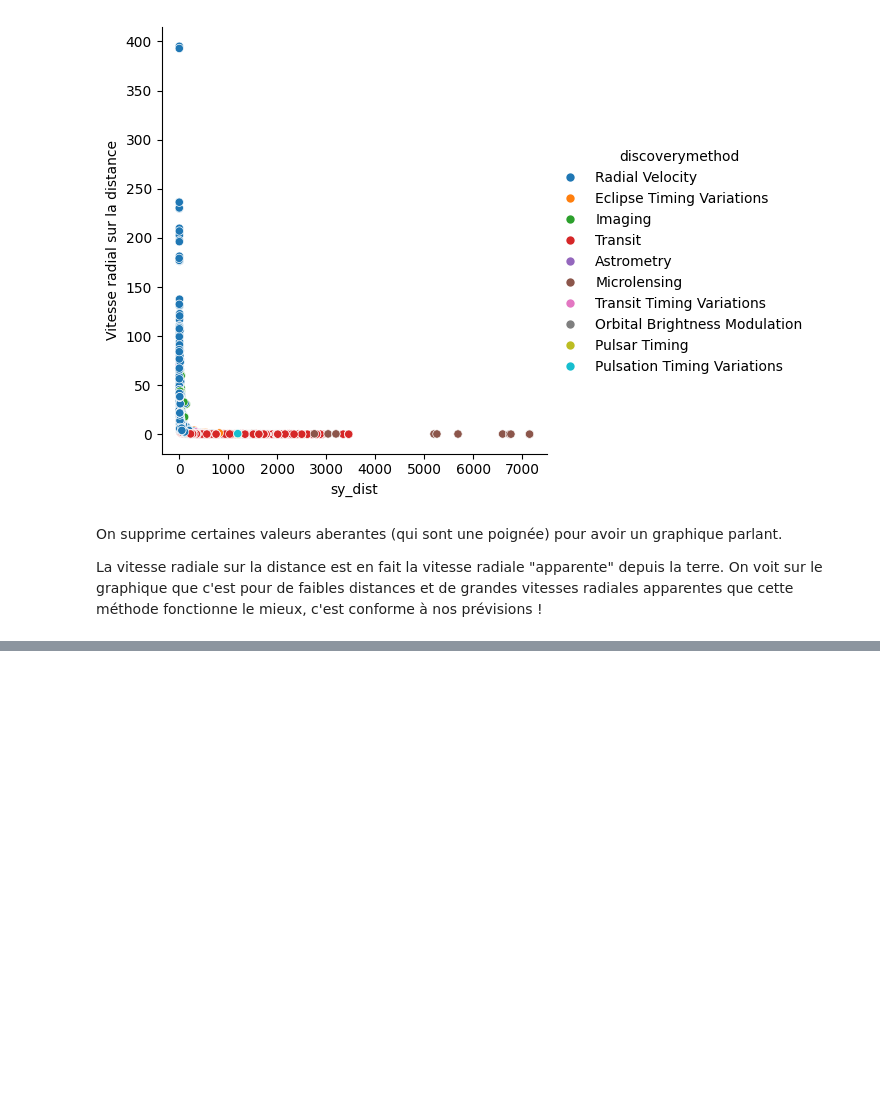
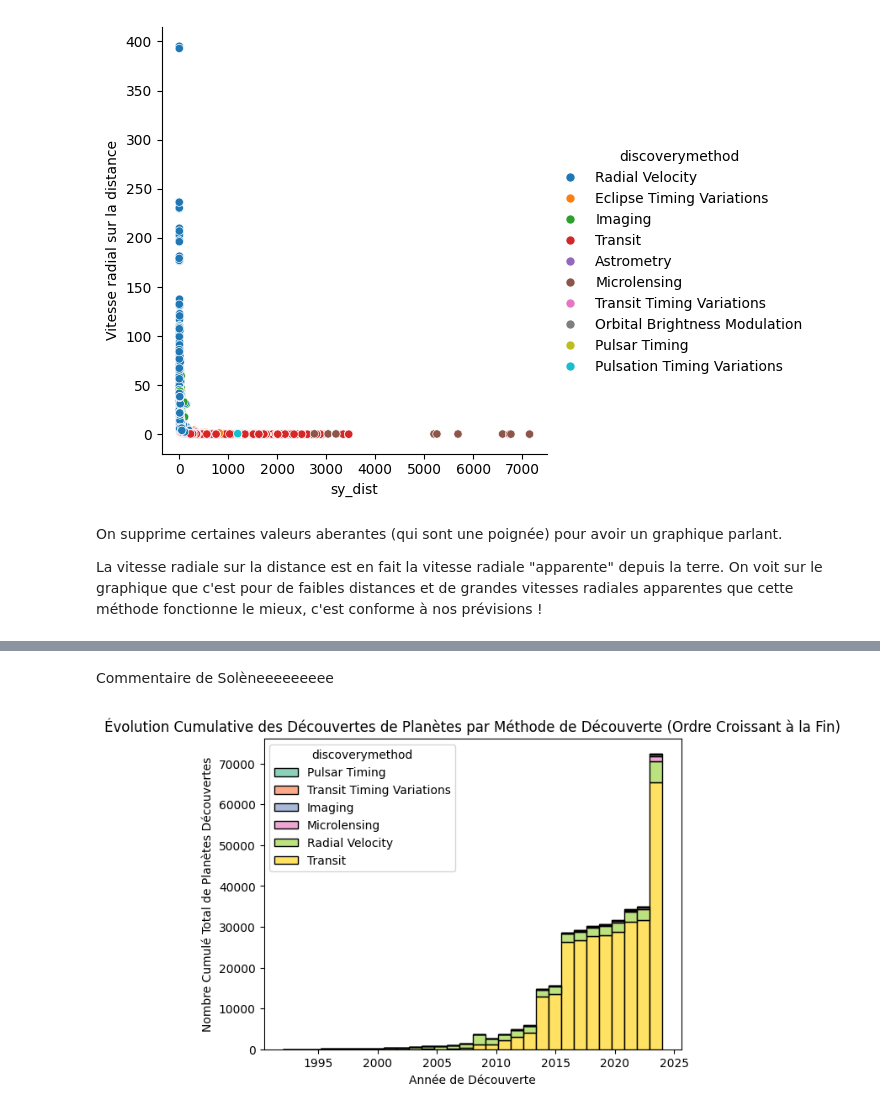
Before and after one commit to ClementGOUJON-dot/pe-hackathon, a Jupyter notebook: Compte_rendu_de_fou.ipynb, the cells around one changed output, grey strips where cells are left out. Cells and saved outputs as stored; diff of their text form; code cells hidden in the pictures; blank space fills up the shorter version.

```diff
--- a/Compte_rendu_de_fou.ipynb
+++ b/Compte_rendu_de_fou.ipynb
@@ -64,0 +93,26 @@ La vitesse radiale sur la distance est en fait la vitesse radiale "apparente" de
+# %% [markdown]
+Commentaire de Solèneeeeeeeee
+# %%
+data = pd.read_csv('cleaned_data.csv')
+
+by_year_and_method = data.groupby(['disc_year', 'discoverymethod'])
+data_counts = by_year_and_method.size().reset_index(name='discoveries')
+
+by_method = data_counts.groupby('discoverymethod')
+data_counts['cumulative_discoveries'] = by_method['discoveries'].cumsum()
+
+last_year_counts = data_counts[data_counts['disc_year'] == data_counts['disc_year'].max()]
+
+sorted_methods = last_year_counts.sort_values('cumulative_discoveries')['discoverymethod'].tolist()
+
+plt.figure()
+sns.histplot(data=data_counts, x="disc_year", weights="cumulative_discoveries", hue="discoverymethod",
+             hue_order=sorted_methods, multiple="stack", palette="Set2", bins=30)
+
+plt.xlabel("Année de Découverte")
+plt.ylabel("Nombre Cumulé Total de Planètes Découvertes")
+plt.title("Évolution Cumulative des Découvertes de Planètes par Méthode de Découverte (Ordre Croissant à la Fin)")
+
+plt.show()
+# %% [output]
+[figure, added]
```
Also changed, not shown: parts of 2 cells of this notebook.
